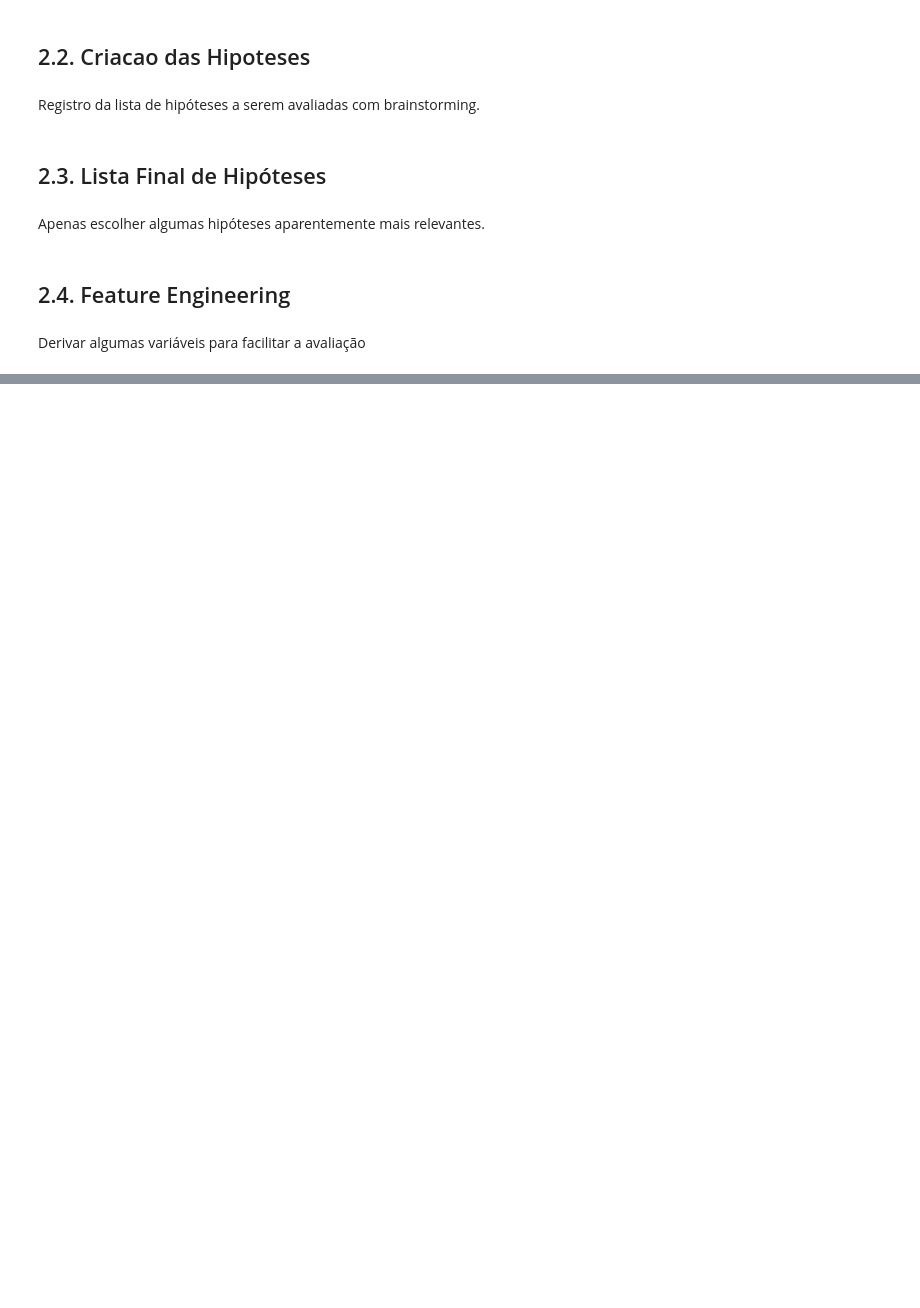
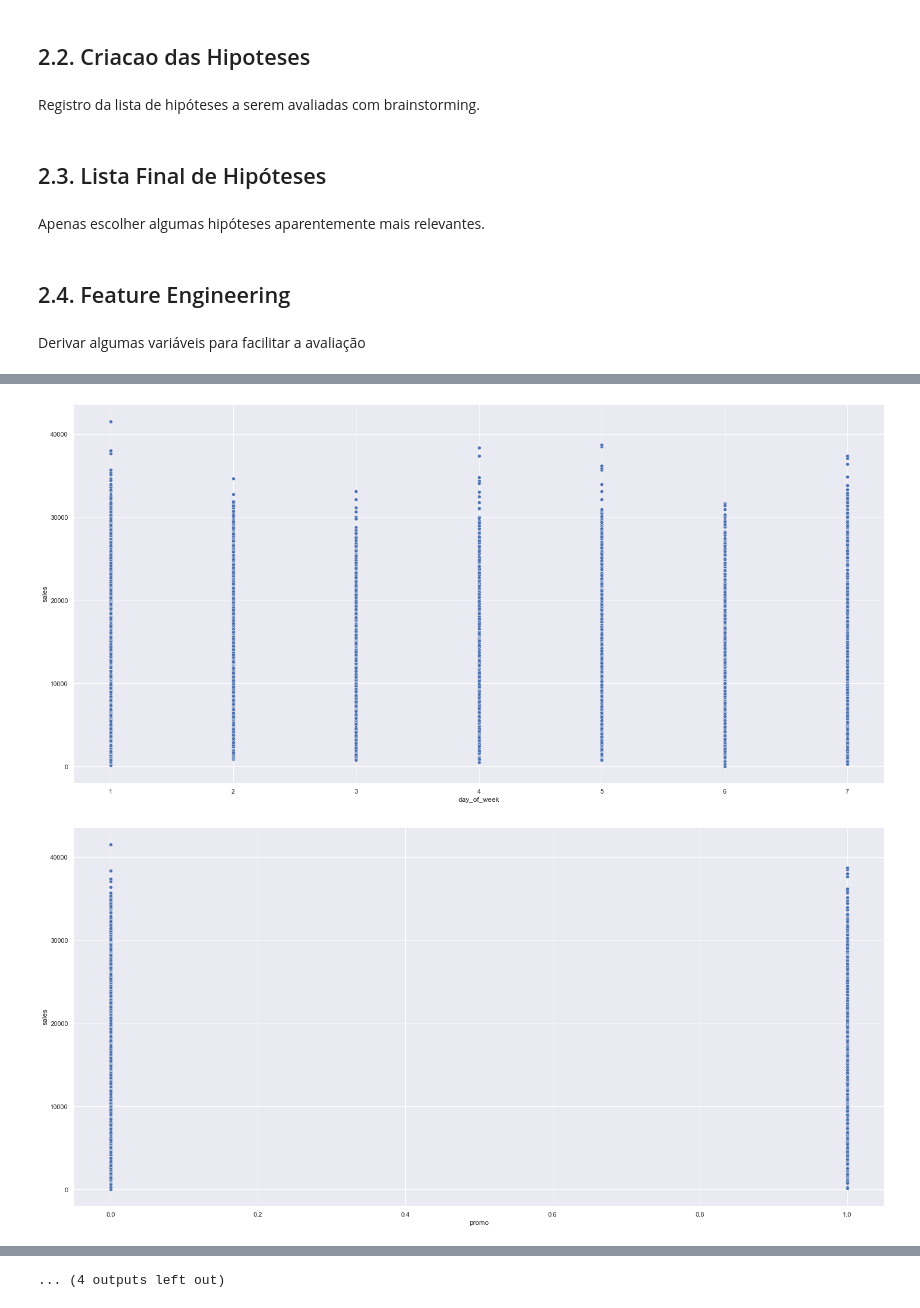
Before and after one commit to enerdb/Store-Sales-Prediction, a Jupyter notebook: store_sales_prediction.ipynb, the cells around one changed output, grey strips where cells are left out. Saved outputs shown, nothing was run; the diff lists cells and outputs as text; code cells hidden in the pictures; blank space fills up the shorter version.

```diff
--- a/store_sales_prediction.ipynb
+++ b/store_sales_prediction.ipynb
@@ -427,0 +450,15 @@ df3 = df3.drop( cols_drop, axis=1 )
+# %%
+num_attributes = df4.select_dtypes( include=['int64', 'float64'] )
+num_attributes_list = list(num_attributes.columns)
+
+#num_attributes.hist( bins = 25);
+# %%
+num_attributes_list.remove('store')
+num_attributes_list.remove('sales')
+# %%
+for attribute in num_attributes_list:
+    sns.scatterplot(attribute, 'sales', data = num_attributes)
+    plt.show()
+# %% [output]
+[figure, added]
+[figure, added]
@@ -427,0 +475 @@ df3 = df3.drop( cols_drop, axis=1 )
+... (4 outputs left out)
```
Also changed, not shown: parts of 13 cells of this notebook.
